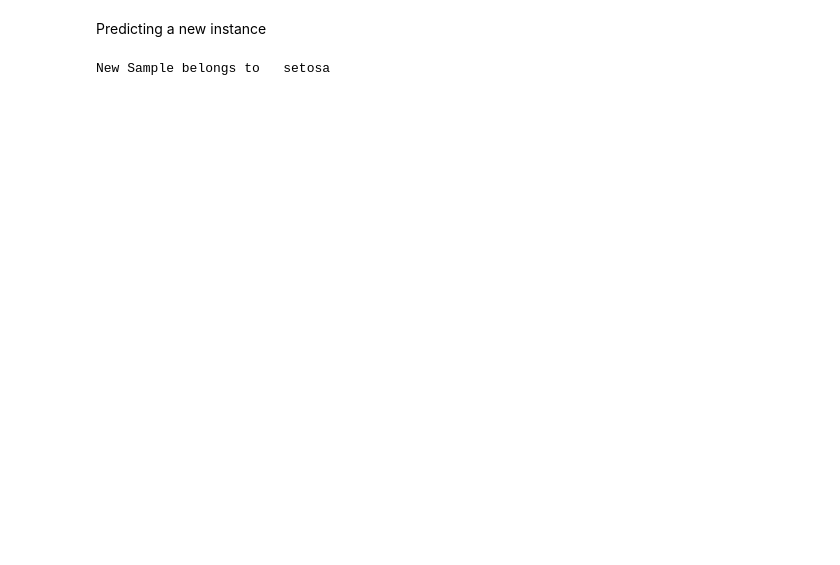
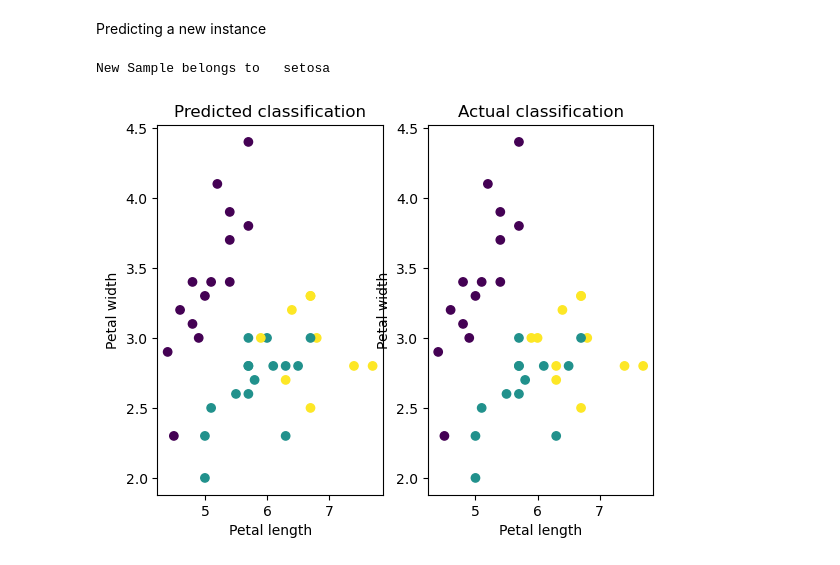
Before and after one commit to jerardh/S3, a Jupyter notebook: DS/knn.ipynb, the cells around one changed output. Cells and saved outputs as stored; diff of their text form; code cells hidden in the pictures; blank space fills up the shorter version.

Commit message:
Add Plot

```diff
--- a/DS/knn.ipynb
+++ b/DS/knn.ipynb
@@ -25,3 +26,17 @@ pred = model.predict(sample)[0] # getting first prediction as the index of the f
 print("New Sample belongs to  ",iris.target_names[pred])
 # %% [output]
 New Sample belongs to   setosa
+# %%
+plt.subplot(1,2,1)
+plt.scatter(x_test[:,0],x_test[:,1],c=y_prediction)
+plt.title("Predicted classification")
+plt.xlabel("Petal length")
+plt.ylabel("Petal width")
+plt.subplot(1,2,2)
+plt.scatter(x_test[:,0],x_test[:,1],c=y_test)
+plt.title("Actual classification")
+plt.xlabel("Petal length")
+plt.ylabel("Petal width")
+plt.show()
+# %% [output]
+[figure, added]
```
Also changed, not shown: parts of 2 cells of this notebook.
